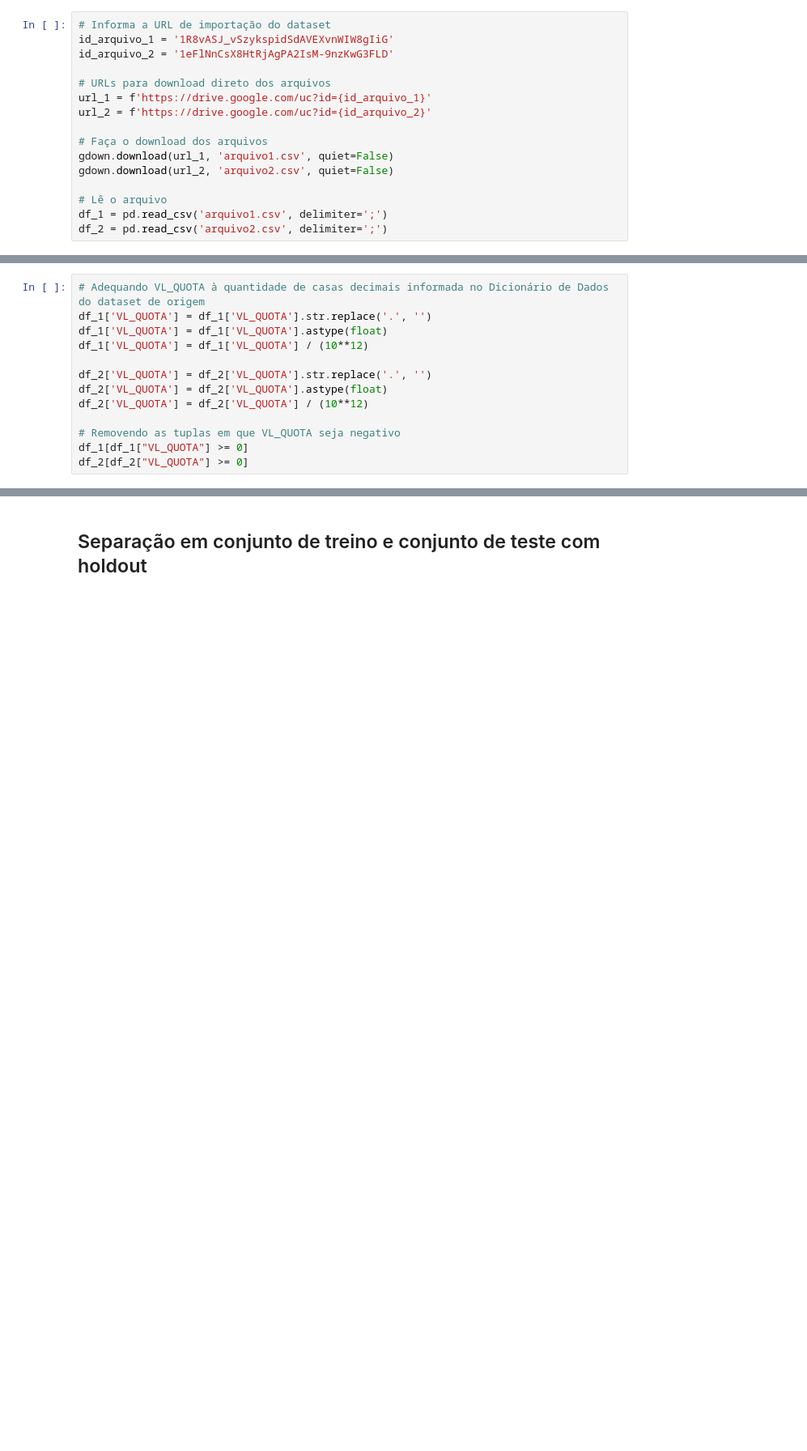
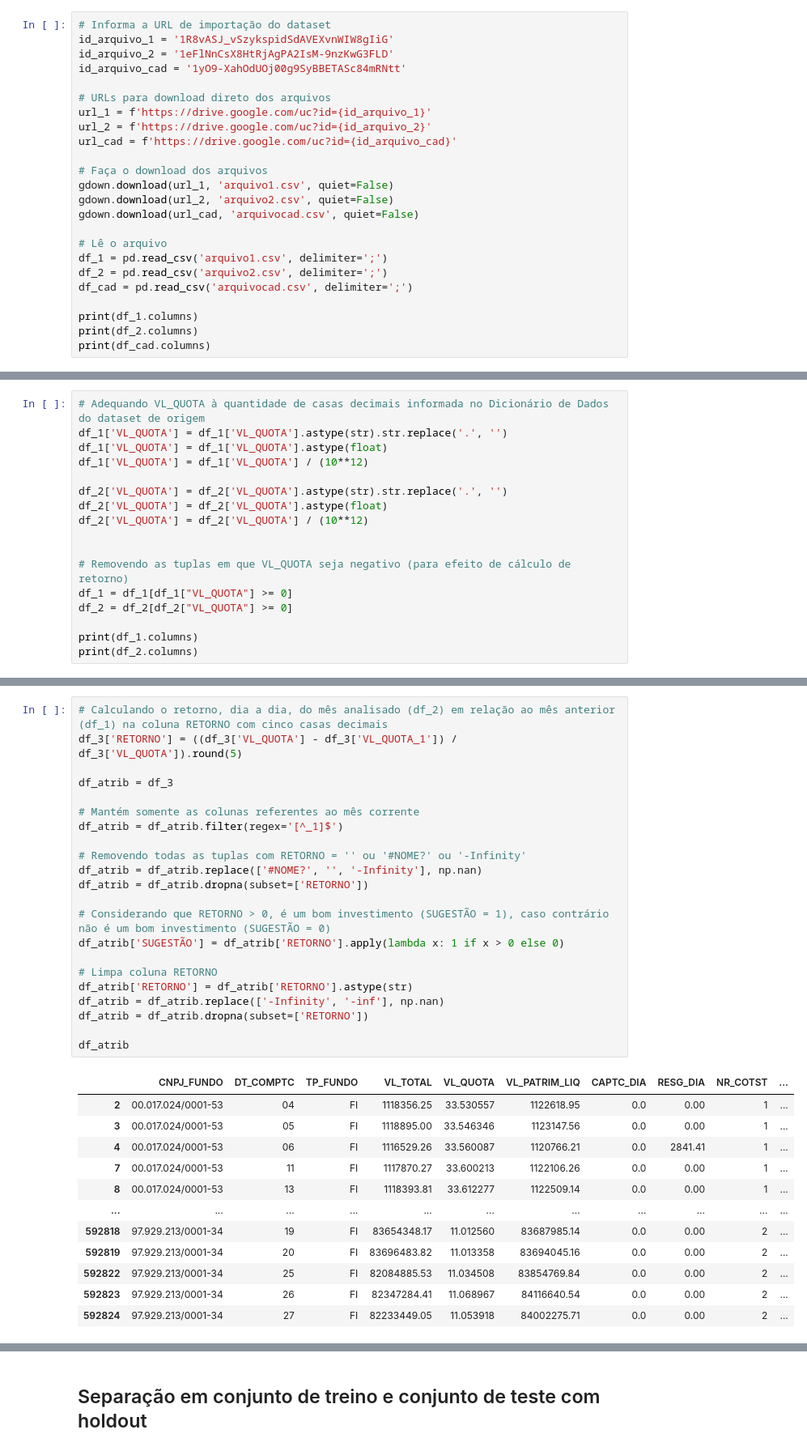
Before and after one commit to Moriblo/MVP_Spt4_EngSoft, a Jupyter notebook: MVP_SPT4_EngSoft_MLFI.ipynb, the cells around one changed output, grey strips where cells are left out. Shown at 81% size. Drawn from its saved outputs; the diff is of its cells as text; blank space fills up the shorter version.

```diff
--- a/MVP_SPT4_EngSoft_MLFI.ipynb
+++ b/MVP_SPT4_EngSoft_MLFI.ipynb
@@ -52,18 +57,26 @@ from google.colab import files
 # Informa a URL de importação do dataset
 id_arquivo_1 = '1R8vASJ_vSzykspidSdAVEXvnWIW8gIiG'
 id_arquivo_2 = '1eFlNnCsX8HtRjAgPA2IsM-9nzKwG3FLD'
+id_arquivo_cad = '1yO9-XahOdUOj00g9SyBBETASc84mRNtt'
 
 # URLs para download direto dos arquivos
 url_1 = f'https://drive.google.com/uc?id={id_arquivo_1}'
 url_2 = f'https://drive.google.com/uc?id={id_arquivo_2}'
+url_cad = f'https://drive.google.com/uc?id={id_arquivo_cad}'
 
 # Faça o download dos arquivos
 gdown.download(url_1, 'arquivo1.csv', quiet=False)
 gdown.download(url_2, 'arquivo2.csv', quiet=False)
+gdown.download(url_cad, 'arquivocad.csv', quiet=False)
 
 # Lê o arquivo
 df_1 = pd.read_csv('arquivo1.csv', delimiter=';')
 df_2 = pd.read_csv('arquivo2.csv', delimiter=';')
+df_cad = pd.read_csv('arquivocad.csv', delimiter=';')
+
+print(df_1.columns)
+print(df_2.columns)
+print(df_cad.columns)
 # %% [output]
 Downloading...
 From: https://drive.google.com/uc?id=1R8vASJ_vSzykspidSdAVEXvnWIW8gIiG
@@ -76,14 +101,18 @@ To: /content/arquivo2.csv
 # %%
 # Adequando VL_QUOTA à quantidade de casas decimais informada no Dicionário de Dados do dataset de origem
-df_1['VL_QUOTA'] = df_1['VL_QUOTA'].str.replace('.', '')
+df_1['VL_QUOTA'] = df_1['VL_QUOTA'].astype(str).str.replace('.', '')
 df_1['VL_QUOTA'] = df_1['VL_QUOTA'].astype(float)
 df_1['VL_QUOTA'] = df_1['VL_QUOTA'] / (10**12)
 
-df_2['VL_QUOTA'] = df_2['VL_QUOTA'].str.replace('.', '')
+df_2['VL_QUOTA'] = df_2['VL_QUOTA'].astype(str).str.replace('.', '')
 df_2['VL_QUOTA'] = df_2['VL_QUOTA'].astype(float)
 df_2['VL_QUOTA'] = df_2['VL_QUOTA'] / (10**12)
 
-# Removendo as tuplas em que VL_QUOTA seja negativo
-df_1[df_1["VL_QUOTA"] >= 0]
-df_2[df_2["VL_QUOTA"] >= 0]
+
+# Removendo as tuplas em que VL_QUOTA seja negativo (para efeito de cálculo de retorno)
+df_1 = df_1[df_1["VL_QUOTA"] >= 0]
+df_2 = df_2[df_2["VL_QUOTA"] >= 0]
+
+print(df_1.columns)
+print(df_2.columns)
 # %% [output]
@@ -151,0 +148,35 @@ Warning: total number of rows (150827) exceeds max_rows (20000). Limiting to fir
+# %%
+# Calculando o retorno, dia a dia, do mês analisado (df_2) em relação ao mês anterior (df_1) na coluna RETORNO com cinco casas decimais
+df_3['RETORNO'] = ((df_3['VL_QUOTA'] - df_3['VL_QUOTA_1']) / df_3['VL_QUOTA']).round(5)
+
+df_atrib = df_3
+
+# Mantém somente as colunas referentes ao mês corrente
+df_atrib = df_atrib.filter(regex='[^_1]$')
+
+# Removendo todas as tuplas com RETORNO = '' ou '#NOME?' ou '-Infinity'
+df_atrib = df_atrib.replace(['#NOME?', '', '-Infinity'], np.nan)
+df_atrib = df_atrib.dropna(subset=['RETORNO'])
+
+# Considerando que RETORNO > 0, é um bom investimento (SUGESTÃO = 1), caso contrário não é um bom investimento (SUGESTÃO = 0)
+df_atrib['SUGESTÃO'] = df_atrib['RETORNO'].apply(lambda x: 1 if x > 0 else 0)
+
+# Limpa coluna RETORNO
+df_atrib['RETORNO'] = df_atrib['RETORNO'].astype(str)
+df_atrib = df_atrib.replace(['-Infinity', '-inf'], np.nan)
+df_atrib = df_atrib.dropna(subset=['RETORNO'])
+
+df_atrib
+# %% [output]
+|  | CNPJ_FUNDO | DT_COMPTC | TP_FUNDO | VL_TOTAL | VL_QUOTA | VL_PATRIM_LIQ | CAPTC_DIA | RESG_DIA | NR_COTST | ... |
+| 2 | 00.017.024/0001-53 | 04 | FI | 1118356.25 | 33.530557 | 1122618.95 | 0.0 | 0.00 | 1 | ... |
+| 3 | 00.017.024/0001-53 | 05 | FI | 1118895.00 | 33.546346 | 1123147.56 | 0.0 | 0.00 | 1 | ... |
+| 4 | 00.017.024/0001-53 | 06 | FI | 1116529.26 | 33.560087 | 1120766.21 | 0.0 | 2841.41 | 1 | ... |
+| 7 | 00.017.024/0001-53 | 11 | FI | 1117870.27 | 33.600213 | 1122106.26 | 0.0 | 0.00 | 1 | ... |
+| 8 | 00.017.024/0001-53 | 13 | FI | 1118393.81 | 33.612277 | 1122509.14 | 0.0 | 0.00 | 1 | ... |
+| ... | ... | ... | ... | ... | ... | ... | ... | ... | ... | ... |
+| 592818 | 97.929.213/0001-34 | 19 | FI | 83654348.17 | 11.012560 | 83687985.14 | 0.0 | 0.00 | 2 | ... |
+| 592819 | 97.929.213/0001-34 | 20 | FI | 83696483.82 | 11.013358 | 83694045.16 | 0.0 | 0.00 | 2 | ... |
+| 592822 | 97.929.213/0001-34 | 25 | FI | 82084885.53 | 11.034508 | 83854769.84 | 0.0 | 0.00 | 2 | ... |
+| 592823 | 97.929.213/0001-34 | 26 | FI | 82347284.41 | 11.068967 | 84116640.54 | 0.0 | 0.00 | 2 | ... |
+| 592824 | 97.929.213/0001-34 | 27 | FI | 82233449.05 | 11.053918 | 84002275.71 | 0.0 | 0.00 | 2 | ... |
```
Also changed, not shown: parts of 25 cells of this notebook.
